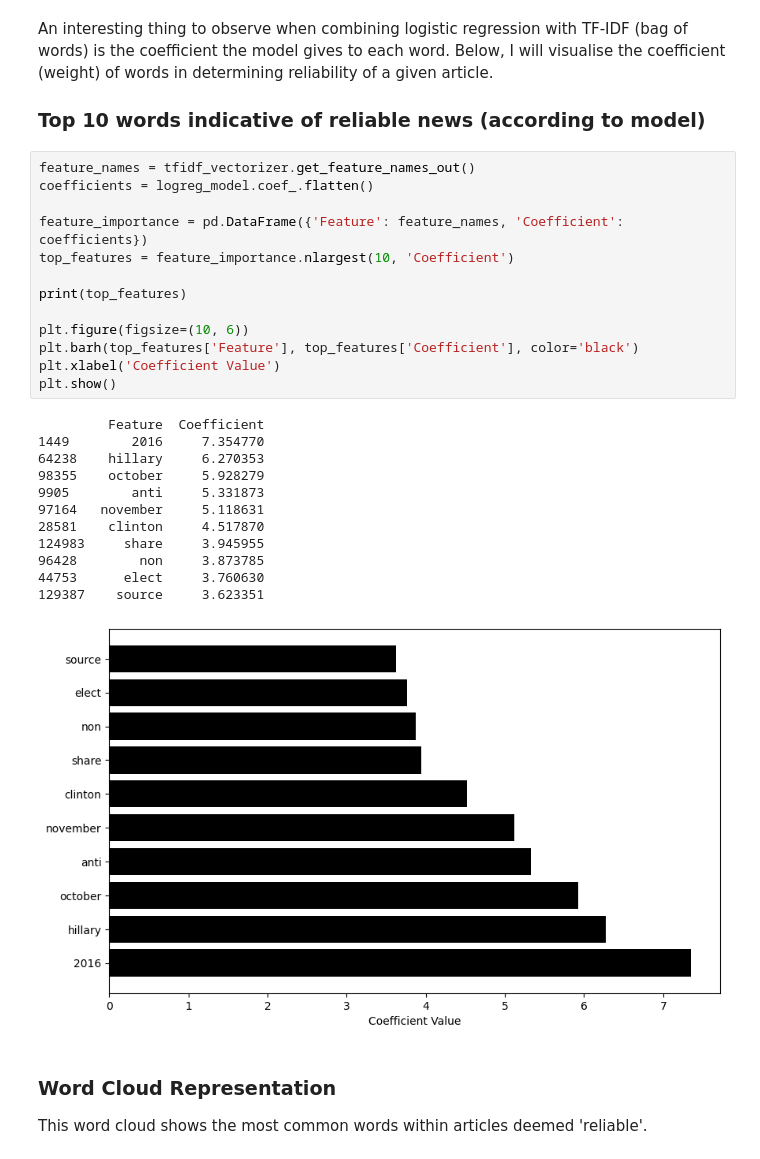
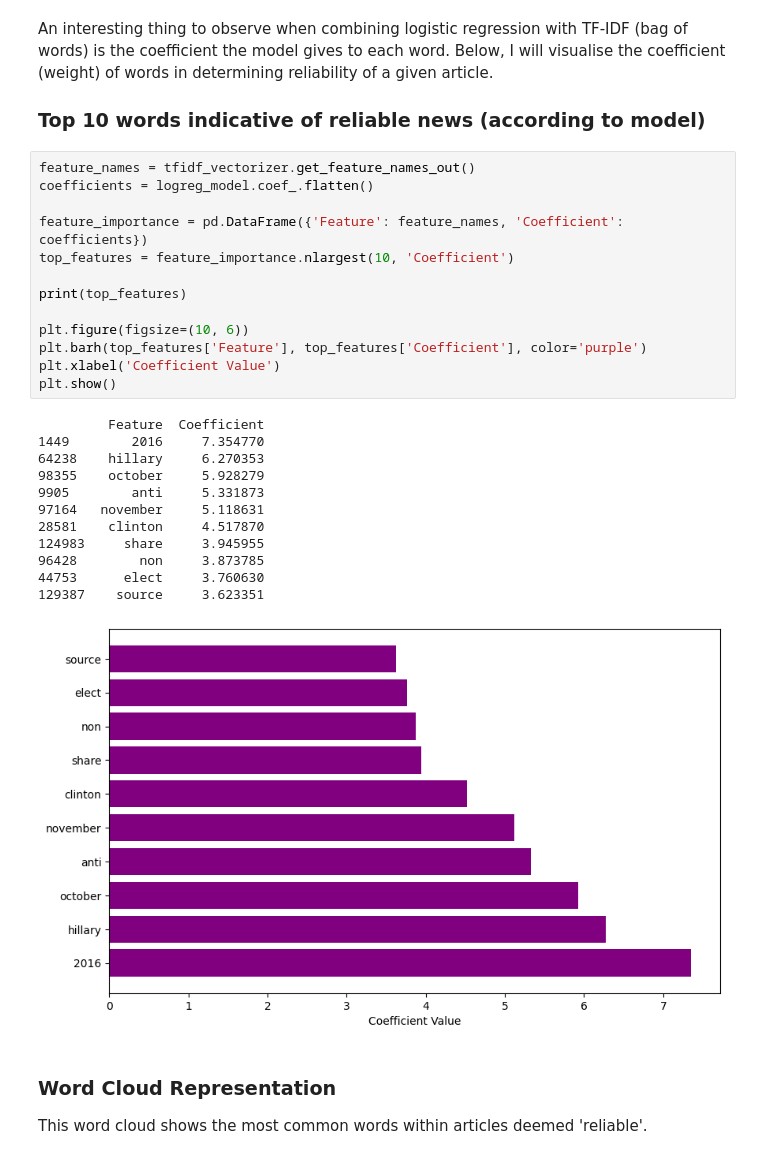
Before and after one commit to raum30/fake-news, a Jupyter notebook: notebook.ipynb, the cells around one changed output. Drawn from its saved outputs; the diff is of its cells as text.

```diff
--- a/notebook.ipynb
+++ b/notebook.ipynb
@@ -184,29 +184,29 @@ An interesting thing to observe when combining logistic regression with TF-IDF (
 # %%
 feature_names = tfidf_vectorizer.get_feature_names_out()
 coefficients = logreg_model.coef_.flatten()
 
 feature_importance = pd.DataFrame({'Feature': feature_names, 'Coefficient': coefficients})
 top_features = feature_importance.nlargest(10, 'Coefficient')
 
 print(top_features)
 
 plt.figure(figsize=(10, 6))
-plt.barh(top_features['Feature'], top_features['Coefficient'], color='black')
+plt.barh(top_features['Feature'], top_features['Coefficient'], color='purple')
 plt.xlabel('Coefficient Value')
 plt.show()
 # %% [output]
          Feature  Coefficient
 1449        2016     7.354770
 64238    hillary     6.270353
 98355    october     5.928279
 9905        anti     5.331873
 97164   november     5.118631
 28581    clinton     4.517870
 124983     share     3.945955
 96428        non     3.873785
 44753      elect     3.760630
 129387    source     3.623351
-[figure, old version]
+[figure, new version]
 # %% [markdown]
 ### Word Cloud Representation
 
```
Also changed, not shown: parts of 3 cells of this notebook.
